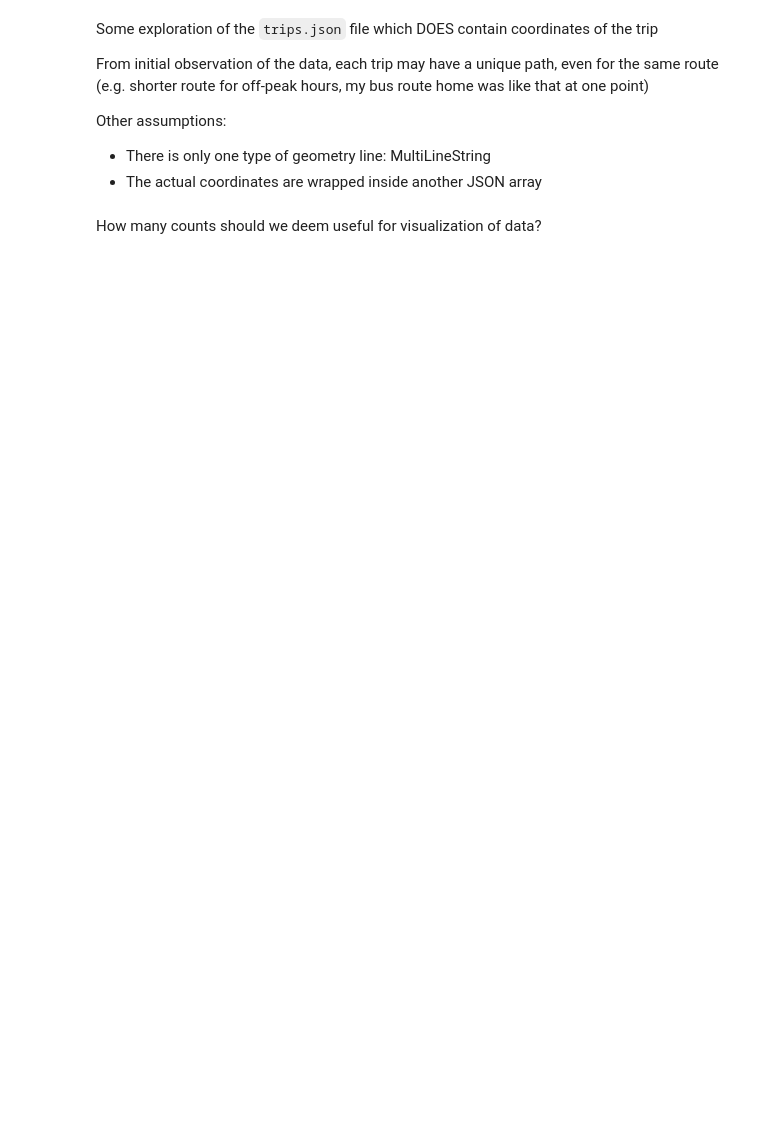
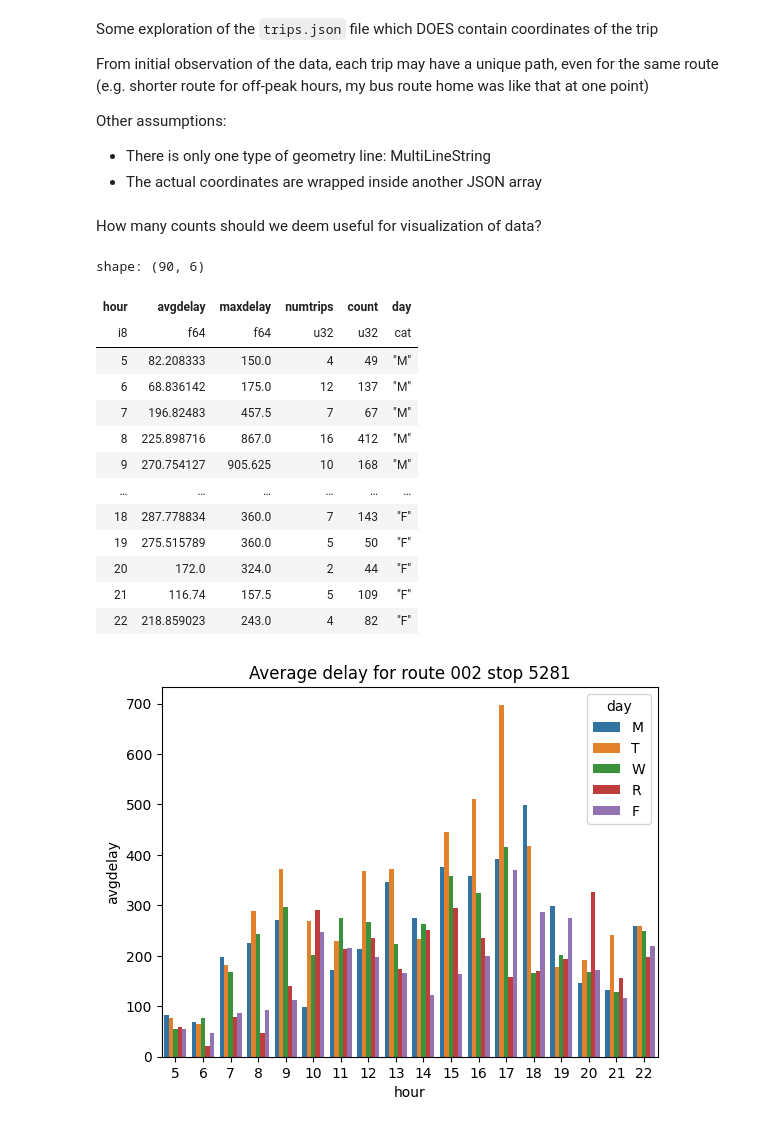
Before and after one commit to vstfl/GTFS_Test, a Jupyter notebook: agg.ipynb, the cells around one changed output. Drawn from its saved outputs; the diff is of its cells as text; code cells hidden in the pictures; blank space fills up the shorter version.

```diff
--- a/agg.ipynb
+++ b/agg.ipynb
@@ -58,3 +13,5 @@ raw_dfs.write_parquet('raw.parquet')
+# %%
+aggregated = da.load_aggregate_data()
 # %% [markdown]
 So we know that all trip id is unique for a single day, no need to worry about overlaps
 
@@ -63,38 +20,4 @@ Average delay in a stop every 3 minutes 10 recordings of a bus
 AM: 7am-9am
 PM: 4pm-7pm
 OFF: 5am-7am, 9am-4-pm, 7pm-10pm
-# %%
-# Aggregate all data
-MAX_DELAY = 60 * 20
-delay = pl.col('delay')
-aggregated = (
-    raw_dfs
-    .with_columns(delay.abs())
-    .with_columns(
-        pl.from_epoch('lastupdate', time_unit='s')
-        # MST
-        .dt.offset_by('-7h')
-    )
-    .with_columns(
-        pl.col('lastupdate').dt.date().alias('date'),
-        pl.col('lastupdate').dt.weekday().alias('day'),
-    )
-    # Get only the weekdays (6 = saturday, 7 = sunday)
-    .filter(pl.col('day') < 6)
-    .sort('lastupdate')
-    .group_by('id', 'stopid', 'date', 'period')
-    .agg(
-        pl.col('routeid').first(),
-        pl.col('lastupdate').max(),
-        delay.max().alias('maxdelay'),
-        delay.mean().alias('meandelay'),
-        delay.median().alias('mediandelay'),
-        delay.std().alias('stddelay'),
-        delay
-    )
-    .with_columns(pl.col('date').dt.weekday().alias('day'))
-    .with_columns(pl.col('lastupdate').dt.hour().alias('hour'))
-    # Just remove trips that are above MAX_DELAY
-    .filter(pl.col('meandelay') < MAX_DELAY)
-)
 # %%
@@ -251,0 +144,2 @@ if not os.path.exists('data/trips.parquet'):
+# %%
+trips = da.load_trips_df()
@@ -255,3 +155,26 @@ How many counts should we deem useful for visualization of data?
 pl.Config.set_fmt_table_cell_list_len(100)
 aggregated['routeid']
 # 1_250_916
+# %%
+da.select_stop(aggregated, '5281')
+# plot_stop_and_route(aggregated, '1899', '560')
+# plot_stop_and_route(aggregated, '1899', '413')
+# plot_stop_and_route(aggregated, '5281', '002')
+# plot_stop_and_route(aggregated, '5281', '004')
+# plot_stop_and_route(aggregated, '5281', '904')
+# %% [output]
+shape: (90, 6)
+| hour | avgdelay | maxdelay | numtrips | count | day |
+| i8 | f64 | f64 | u32 | u32 | cat |
+| 5 | 82.208333 | 150.0 | 4 | 49 | "M" |
+| 6 | 68.836142 | 175.0 | 12 | 137 | "M" |
+| 7 | 196.82483 | 457.5 | 7 | 67 | "M" |
+| 8 | 225.898716 | 867.0 | 16 | 412 | "M" |
+| 9 | 270.754127 | 905.625 | 10 | 168 | "M" |
+| … | … | … | … | … | … |
+| 18 | 287.778834 | 360.0 | 7 | 143 | "F" |
+| 19 | 275.515789 | 360.0 | 5 | 50 | "F" |
+| 20 | 172.0 | 324.0 | 2 | 44 | "F" |
+| 21 | 116.74 | 157.5 | 5 | 109 | "F" |
+| 22 | 218.859023 | 243.0 | 4 | 82 | "F" |
+[figure, added]
```
Also changed, not shown: parts of 11 cells of this notebook, 2 other files.
